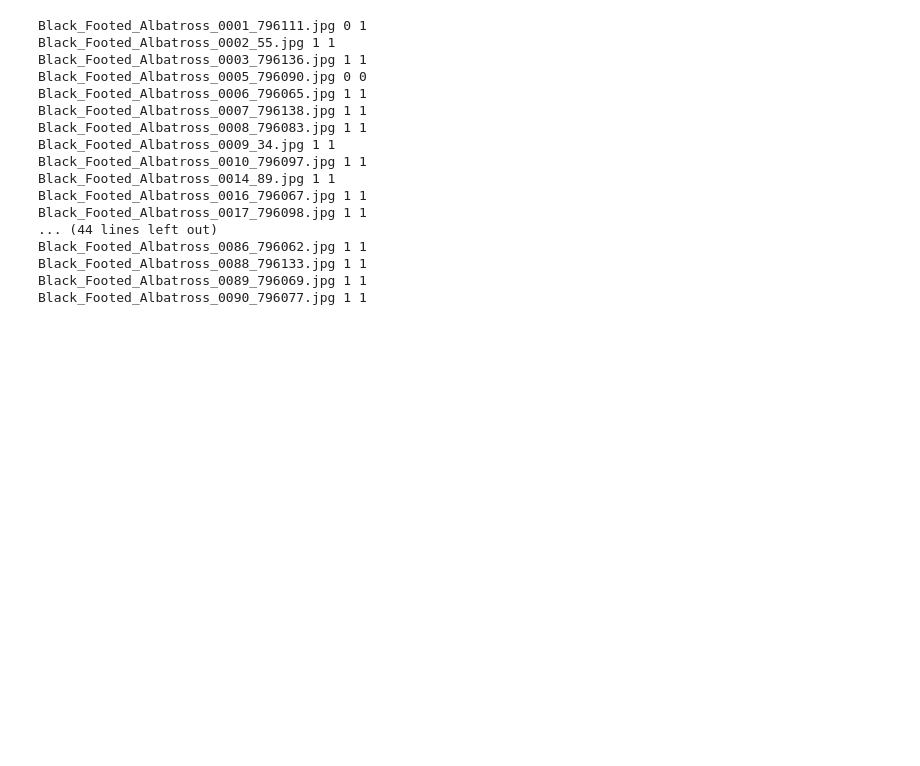
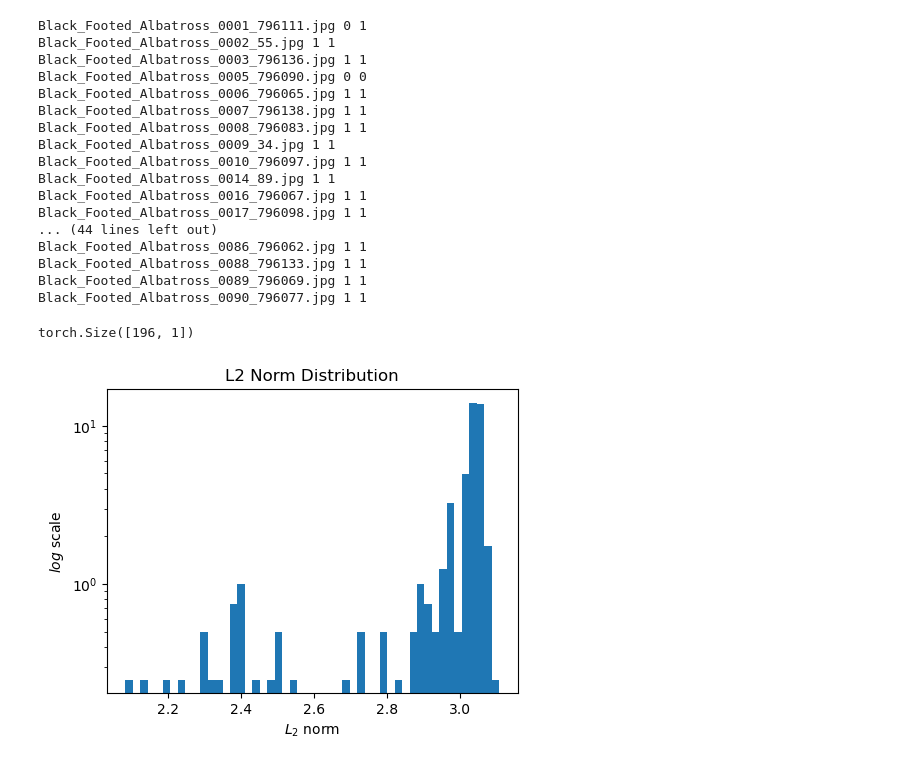
Before and after one commit to elmoprimmer/spurious_correlations, a Jupyter notebook: dfr_testing2.ipynb, the cells around one changed output. Drawn from its saved outputs; the diff is of its cells as text; code cells hidden in the pictures; blank space fills up the shorter version.

```diff
--- a/dfr_testing2.ipynb
+++ b/dfr_testing2.ipynb
@@ -233,3 +233,8 @@ Black_Footed_Albatross_0086_796062.jpg 1 1
 Black_Footed_Albatross_0088_796133.jpg 1 1
 Black_Footed_Albatross_0089_796069.jpg 1 1
 Black_Footed_Albatross_0090_796077.jpg 1 1
+# %%
+norm.plot_l2_norm_distribution_single(tensorize('notebooks/data/001.Black_footed_Albatross/Black_Footed_Albatross_0002_55.jpg'))
+# %% [output]
+torch.Size([196, 1])
+[figure, added]
```
Also changed, not shown: parts of 2 cells of this notebook, 1 other file.
